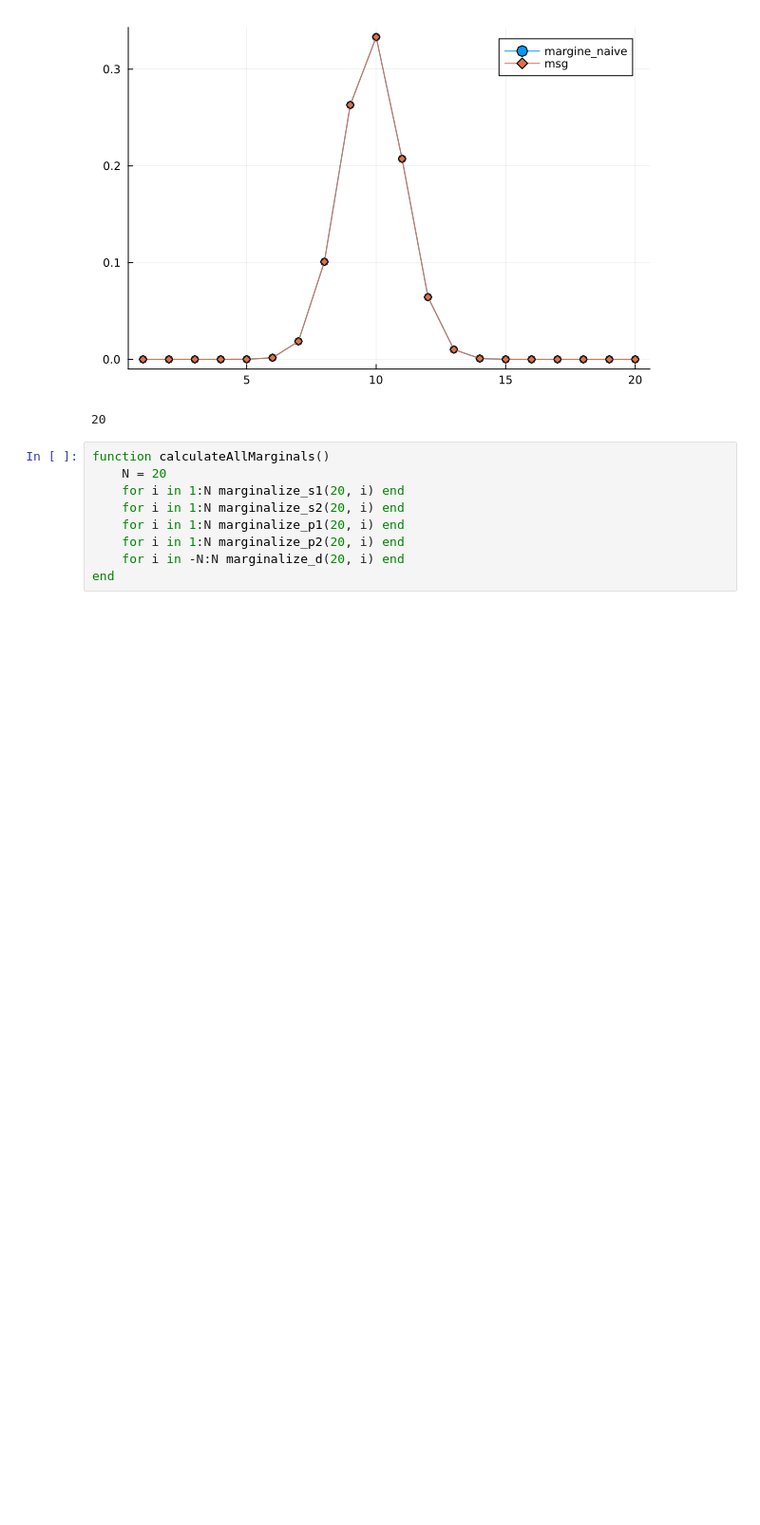
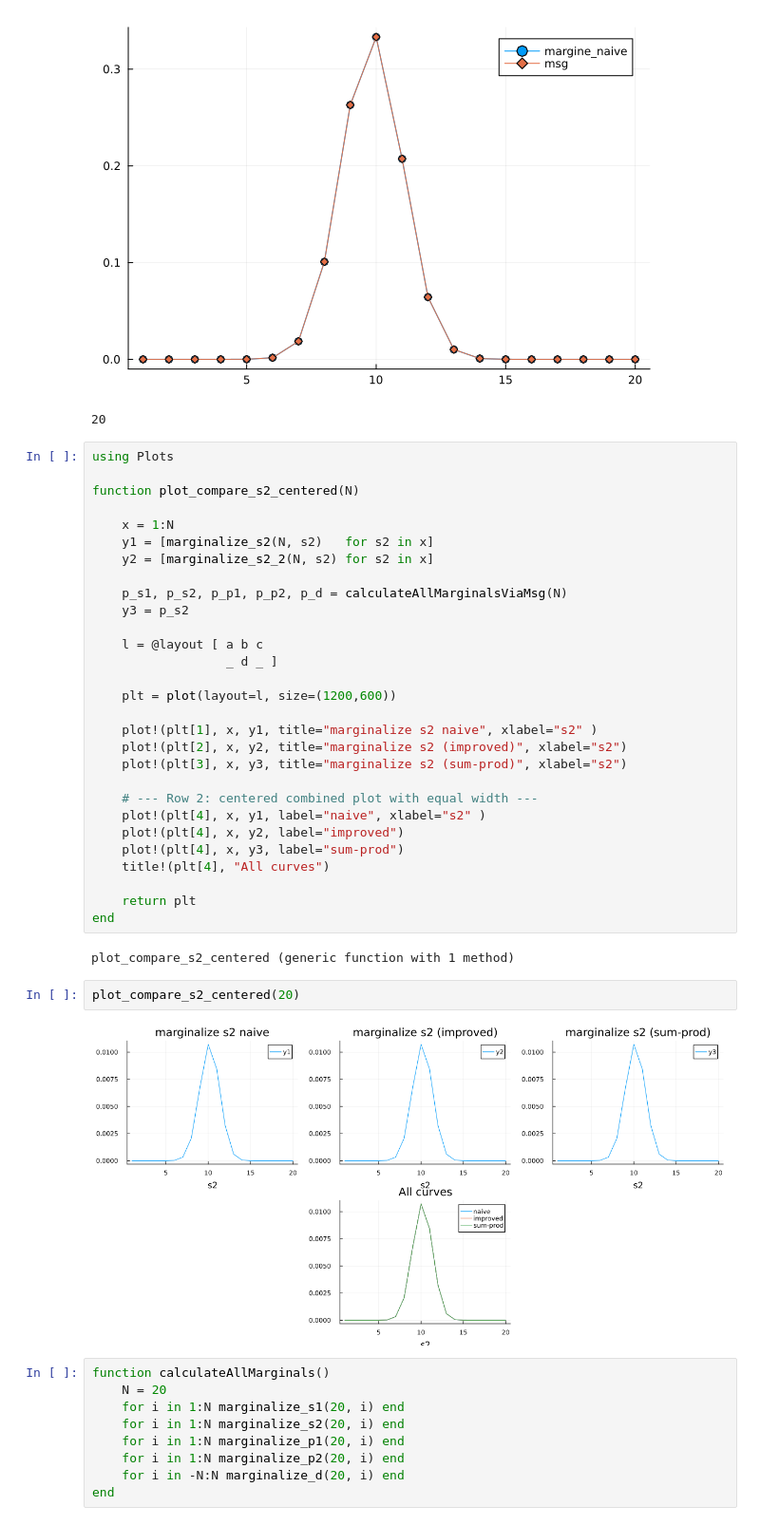
Before and after one commit to Jynns/AppliedPML_GroupA, a Jupyter notebook: shared-advanced-files/Untitled-1.ipynb, the cells around one changed output. Shown at 95% size. Saved outputs shown, nothing was run; the diff lists cells and outputs as text; blank space fills up the shorter version.

Commit message:
improved graph

```diff
--- a/shared-advanced-files/Untitled-1.ipynb
+++ b/shared-advanced-files/Untitled-1.ipynb
@@ -260,6 +260,41 @@ display(plt)
 # %% [output]
 [figure]
 20
+# %%
+using Plots
+
+function plot_compare_s2_centered(N)
+
+    x = 1:N
+    y1 = [marginalize_s2(N, s2)   for s2 in x]
+    y2 = [marginalize_s2_2(N, s2) for s2 in x]
+
+    p_s1, p_s2, p_p1, p_p2, p_d = calculateAllMarginalsViaMsg(N)
+    y3 = p_s2
+
+    l = @layout [ a b c
+                  _ d _ ]
+
+    plt = plot(layout=l, size=(1200,600))
+
+    plot!(plt[1], x, y1, title="marginalize s2 naive", xlabel="s2" )
+    plot!(plt[2], x, y2, title="marginalize s2 (improved)", xlabel="s2")
+    plot!(plt[3], x, y3, title="marginalize s2 (sum-prod)", xlabel="s2")
+
+    # --- Row 2: centered combined plot with equal width ---
+    plot!(plt[4], x, y1, label="naive", xlabel="s2" )
+    plot!(plt[4], x, y2, label="improved")
+    plot!(plt[4], x, y3, label="sum-prod")
+    title!(plt[4], "All curves")
+
+    return plt
+end
+# %% [output]
+plot_compare_s2_centered (generic function with 1 method)
+# %%
+plot_compare_s2_centered(20)
+# %% [output]
+[figure, added]
 # %%
 function calculateAllMarginals()
     N = 20
```
